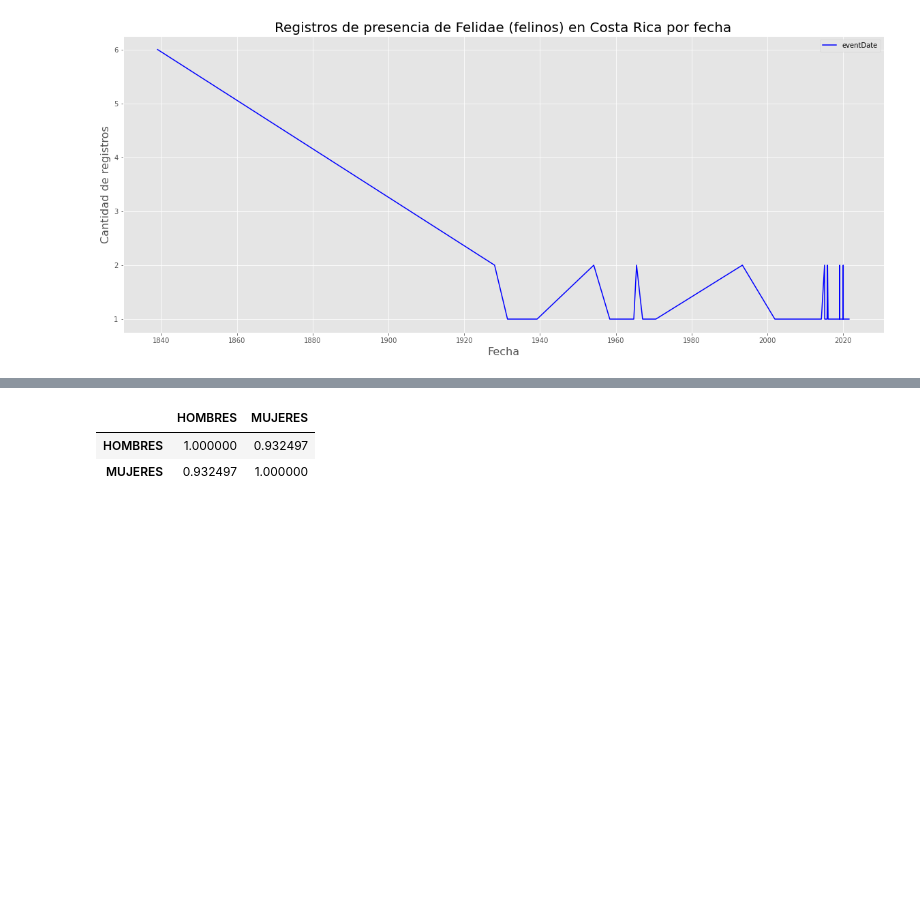
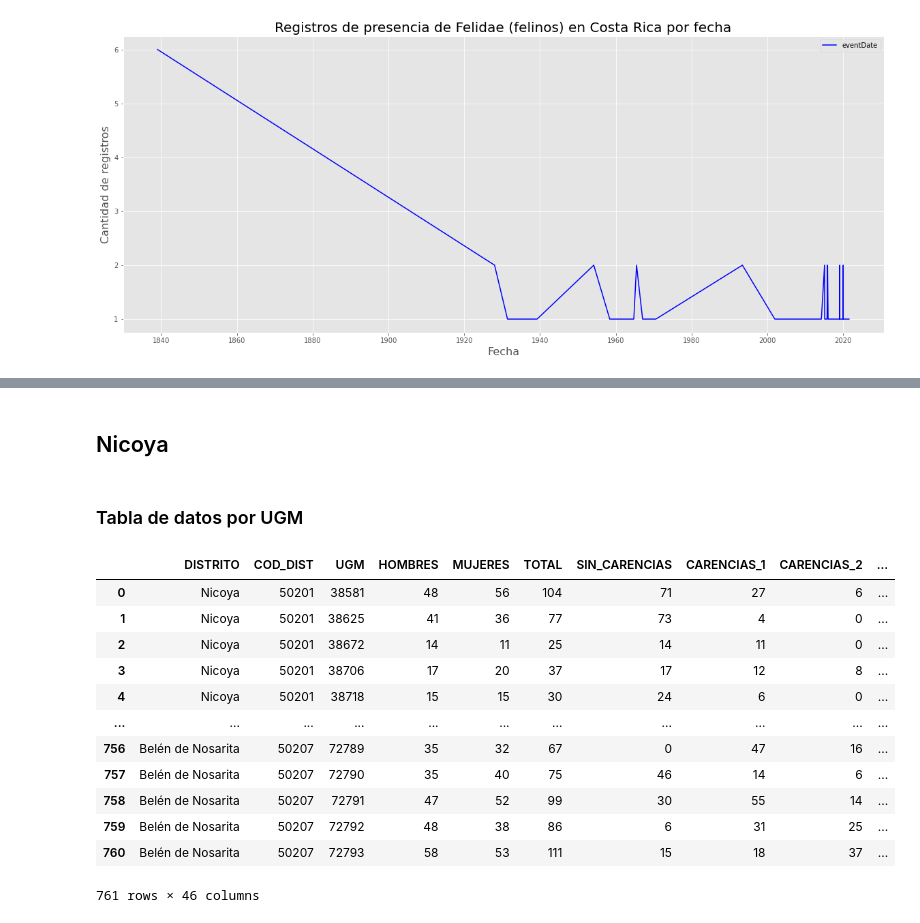
Before and after one commit to curso-python-imn/curso-python-imn.github.io, a Jupyter notebook: 17-pandas.ipynb, the cells around one changed output, grey strips where cells are left out. Saved outputs shown, nothing was run; the diff lists cells and outputs as text; code cells hidden in the pictures; blank space fills up the shorter version.

```diff
--- a/17-pandas.ipynb
+++ b/17-pandas.ipynb
@@ -504,7 +434,0 @@ san_carlos.plot(kind = 'scatter', x = 'HOMBRES', y = 'INDICE_VULNERABILIDAD_INTE
-# %%
-# Correlaciones de un subconjunto de datos
-san_carlos_s01.corr()
-# %% [output]
-|  | HOMBRES | MUJERES |
-| HOMBRES | 1.000000 | 0.932497 |
-| MUJERES | 0.932497 | 1.000000 |
@@ -513,0 +435,2 @@ san_carlos.corr()
+# %% [markdown]
+## Nicoya
@@ -513,0 +440,19 @@ san_carlos.corr()
+# %% [markdown]
+### Tabla de datos por UGM
+# %%
+# Despliegue de datos
+datos
+# %% [output]
+|  | DISTRITO | COD_DIST | UGM | HOMBRES | MUJERES | TOTAL | SIN_CARENCIAS | CARENCIAS_1 | CARENCIAS_2 | ... |
+| 0 | Nicoya | 50201 | 38581 | 48 | 56 | 104 | 71 | 27 | 6 | ... |
+| 1 | Nicoya | 50201 | 38625 | 41 | 36 | 77 | 73 | 4 | 0 | ... |
+| 2 | Nicoya | 50201 | 38672 | 14 | 11 | 25 | 14 | 11 | 0 | ... |
+| 3 | Nicoya | 50201 | 38706 | 17 | 20 | 37 | 17 | 12 | 8 | ... |
+| 4 | Nicoya | 50201 | 38718 | 15 | 15 | 30 | 24 | 6 | 0 | ... |
+| ... | ... | ... | ... | ... | ... | ... | ... | ... | ... | ... |
+| 756 | Belén de Nosarita | 50207 | 72789 | 35 | 32 | 67 | 0 | 47 | 16 | ... |
+| 757 | Belén de Nosarita | 50207 | 72790 | 35 | 40 | 75 | 46 | 14 | 6 | ... |
+| 758 | Belén de Nosarita | 50207 | 72791 | 47 | 52 | 99 | 30 | 55 | 14 | ... |
+| 759 | Belén de Nosarita | 50207 | 72792 | 48 | 38 | 86 | 6 | 31 | 25 | ... |
+| 760 | Belén de Nosarita | 50207 | 72793 | 58 | 53 | 111 | 15 | 18 | 37 | ... |
+761 rows × 46 columns
```
Also changed, not shown: parts of 24 cells of this notebook, 25 other files.
